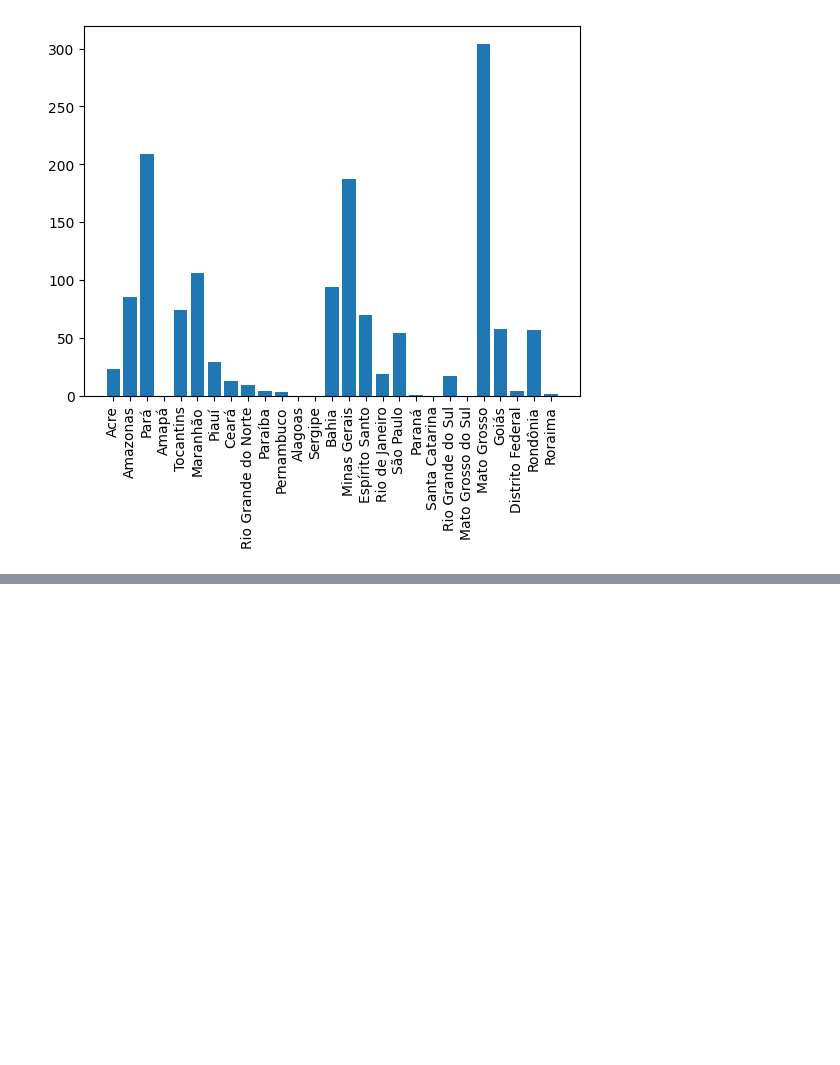
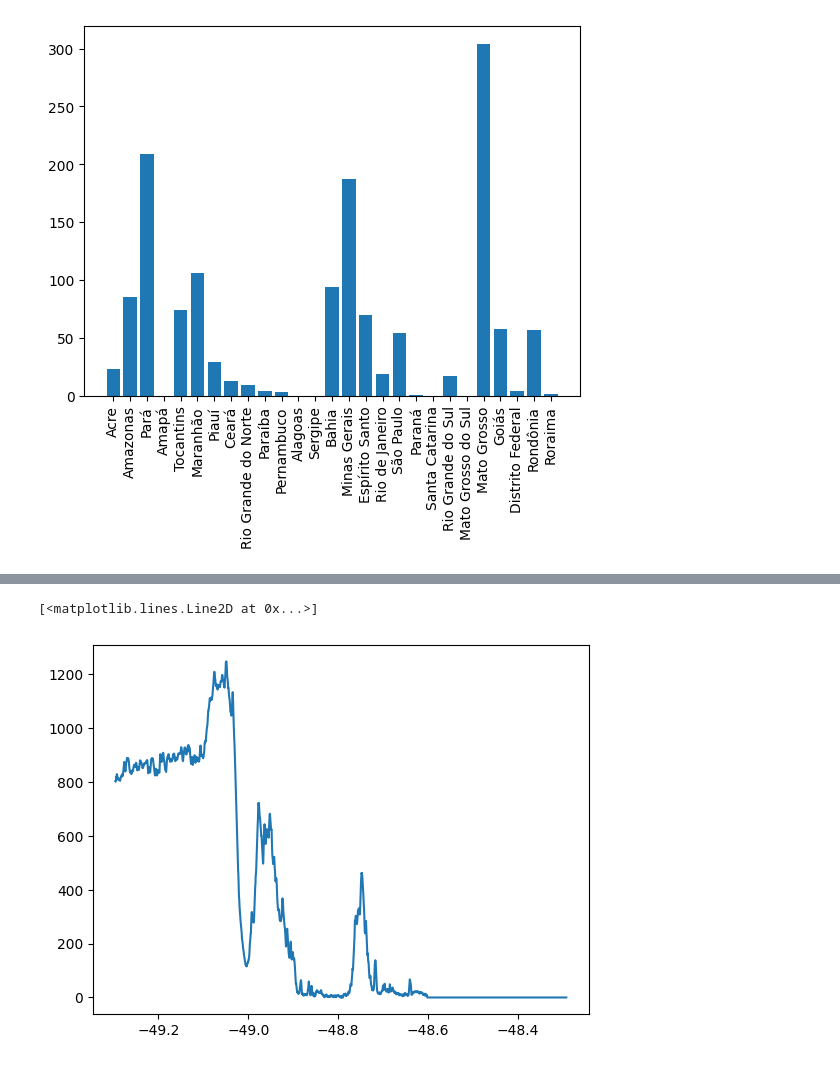
Before and after one commit to leohoinaski/ENS410064, a Jupyter notebook: 2024/notebooks/Aula05.ipynb, the cells around one changed output, grey strips where cells are left out. Cells and saved outputs as stored; diff of their text form; code cells hidden in the pictures; blank space fills up the shorter version.

```diff
--- a/2024/notebooks/Aula05.ipynb
+++ b/2024/notebooks/Aula05.ipynb
@@ -268,0 +310,15 @@ Baixem o SRTM utilizando a plataforma: https://hoinaski.prof.ufsc.br/AERMOD_onli
+# %%
+# Acessando matriz arr
+height = dataset.shape[0]
+width = dataset.shape[1]
+cols, rows = np.meshgrid(np.arange(width), np.arange(height))
+xs, ys = rasterio.transform.xy(dataset.transform, rows, cols)
+lons= np.array(xs)
+lats = np.array(ys)
+
+xlon = xs.reshape(arr.shape)
+xlon.shape
+plt.plot(xlon[1000,:], arr[1000,:])
+# %% [output]
+[<matplotlib.lines.Line2D at 0x...>]
+[figure, added]
```
Also changed, not shown: parts of 7 cells of this notebook.
